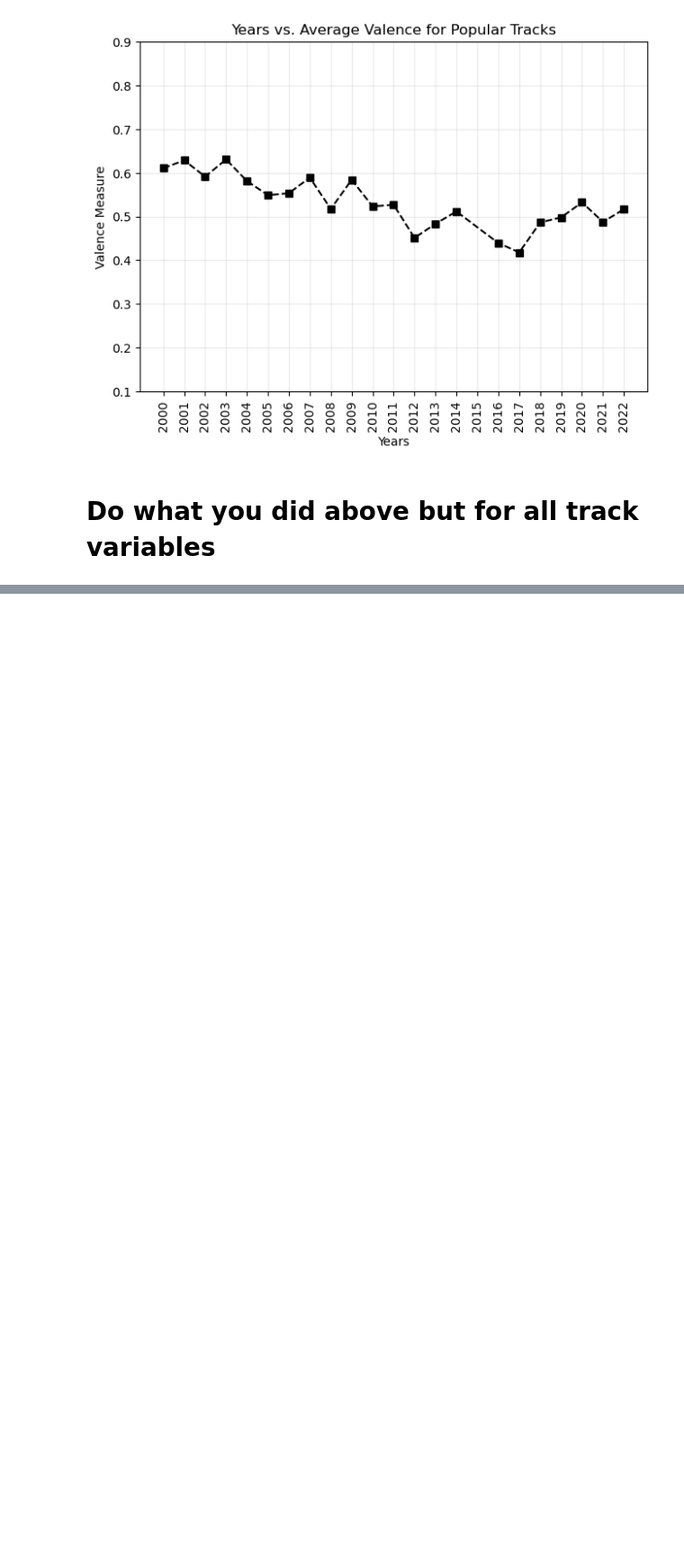
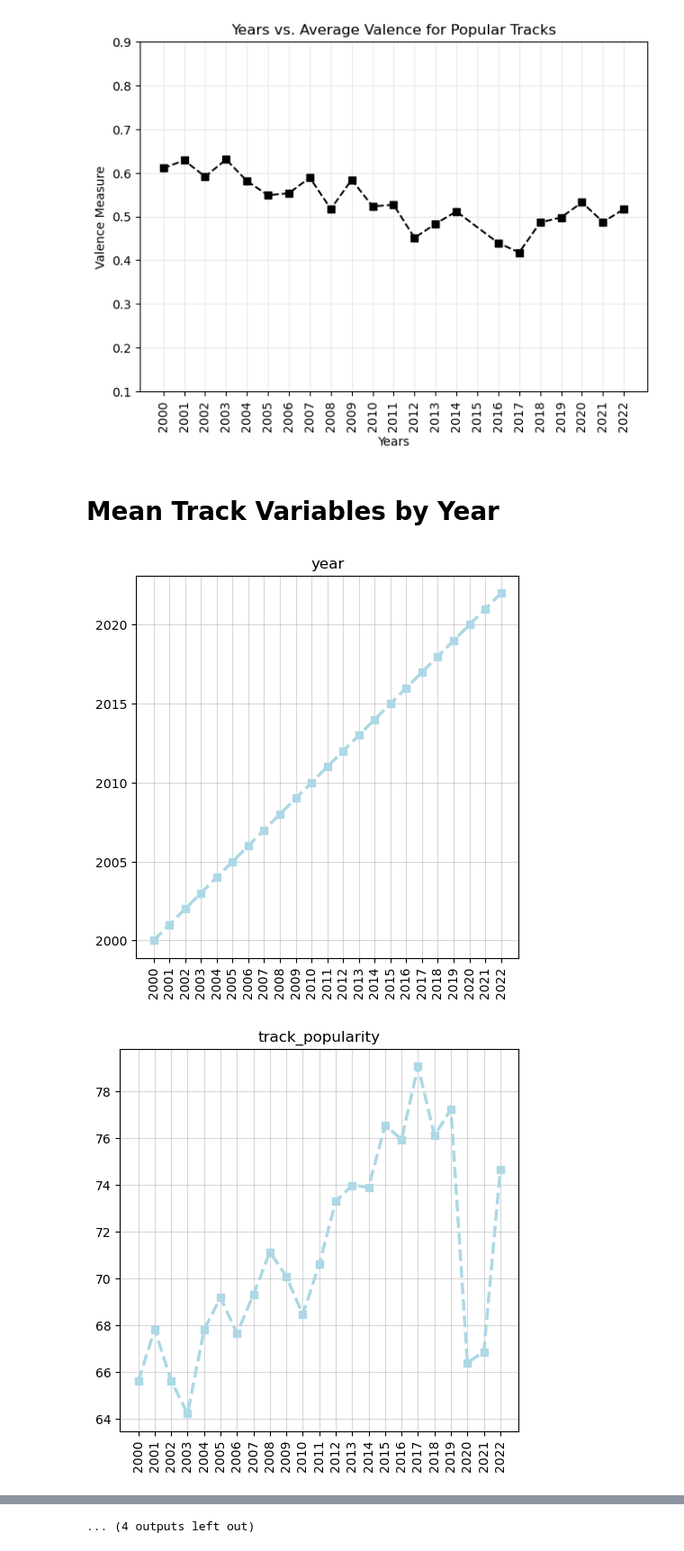
Before and after one commit to BJohanski/Spotify-Track-Analysis-2023, a Jupyter notebook: Spotify-Data-Analysis.ipynb, the cells around one changed output, grey strips where cells are left out. Shown at 90% size. Drawn from its saved outputs; the diff is of its cells as text; code cells hidden in the pictures; blank space fills up the shorter version.

```diff
--- a/Spotify-Data-Analysis.ipynb
+++ b/Spotify-Data-Analysis.ipynb
@@ -308,4 +334,42 @@ plt.ylabel('Valence Measure')
 Text(42.597222222222214, 0.5, 'Valence Measure')
 [figure]
 # %% [markdown]
-# Do what you did above but for all track variables
+# Mean Track Variables by Year
+# %%
+#Separating tracks which only were in the IQR of our sample for general review
+
+def vars_by_year(df):
+    numerical_cats = spotify_data.select_dtypes(['int64','float'])
+    columns_cats = list(numerical_cats.columns)
+    years = numerical_cats.year.unique()
+
+    for i in range(len(columns_cats)):
+
+        # Identifying Q1 and Q3
+        q1 = np.quantile(numerical_cats[columns_cats[i]], 0.25)
+        q3 = np.quantile(numerical_cats[columns_cats[i]], 0.75)
+
+        # Constraining dataset for each variable within IQR
+        iqr_current_var = numerical_cats\
+            [((numerical_cats[columns_cats[i]] >= q1) | (numerical_cats[columns_cats[i]] <= q3))]
+
+        # Identifying mean values by year
+        mean_by_year = iqr_current_var.groupby('year')[columns_cats[i]].mean()
+
+        # Plotting
+        fig = plt.figure(figsize=(5,5))
+        ax = plt.subplot()
+
+        plt.plot(mean_by_year, color='lightblue', marker='s', linewidth=2.5, linestyle='--')
+        plt.grid(True, alpha=0.5)
+        plt.xticks(years, rotation=90)
+        plt.tight_layout()
+        plt.title(columns_cats[i])
+        plt.show()
+
+vars_by_year(numerical_cats)
+
+# NEED TO FIX - ADD Params for "y limit max" and "y limit min". Run with separate lists for each scale.
+# %% [output]
+[figure, added]
+[figure, added]
@@ -311,0 +386 @@ Text(42.597222222222214, 0.5, 'Valence Measure')
+... (4 outputs left out)
```
Also changed, not shown: parts of 8 cells of this notebook, 1 other file.
